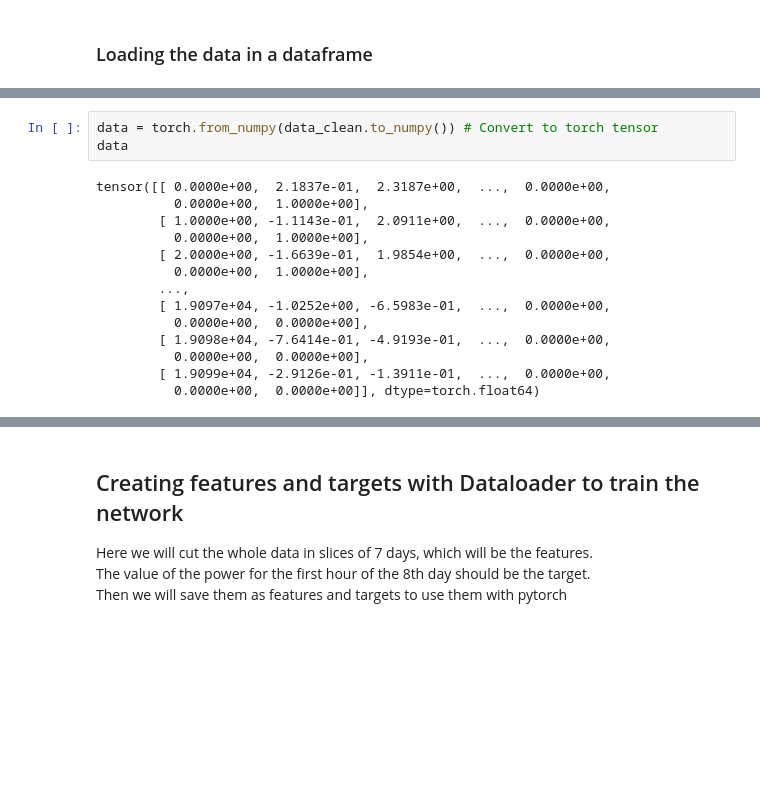
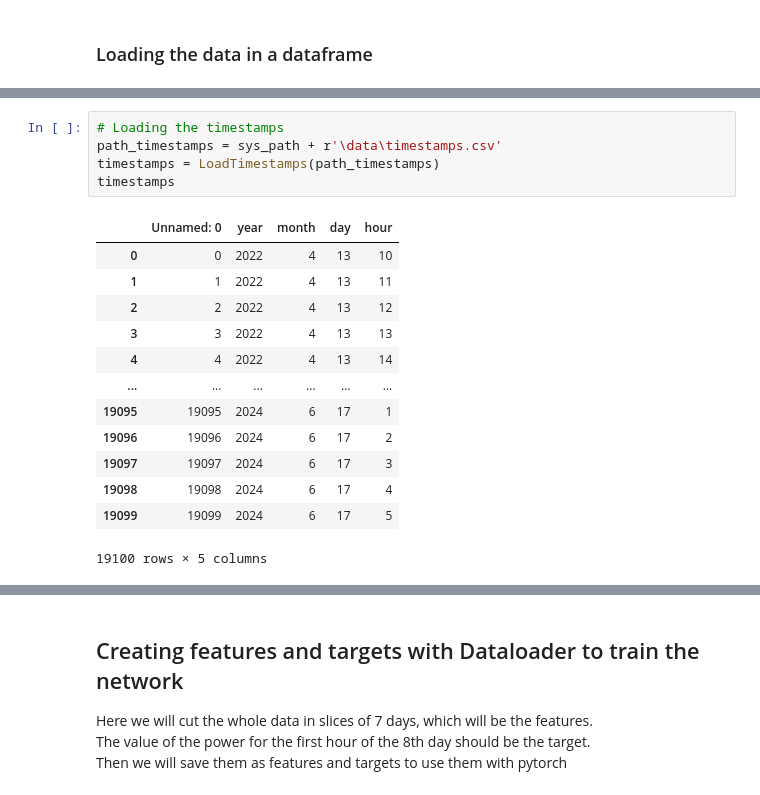
Before and after one commit to CS-433/ml-project-2-powerpredictors, a Jupyter notebook: ExploreData.ipynb, the cells around one changed output, grey strips where cells are left out. Cells and saved outputs as stored; diff of their text form; blank space fills up the shorter version.

```diff
--- a/ExploreData.ipynb
+++ b/ExploreData.ipynb
@@ -32,17 +14,19 @@ data_clean
-# %%
-data = torch.from_numpy(data_clean.to_numpy()) # Convert to torch tensor
-data
-# %% [output]
-tensor([[ 0.0000e+00,  2.1837e-01,  2.3187e+00,  ...,  0.0000e+00,
-          0.0000e+00,  1.0000e+00],
-        [ 1.0000e+00, -1.1143e-01,  2.0911e+00,  ...,  0.0000e+00,
-          0.0000e+00,  1.0000e+00],
-        [ 2.0000e+00, -1.6639e-01,  1.9854e+00,  ...,  0.0000e+00,
-          0.0000e+00,  1.0000e+00],
-        ...,
-        [ 1.9097e+04, -1.0252e+00, -6.5983e-01,  ...,  0.0000e+00,
-          0.0000e+00,  0.0000e+00],
-        [ 1.9098e+04, -7.6414e-01, -4.9193e-01,  ...,  0.0000e+00,
-          0.0000e+00,  0.0000e+00],
-        [ 1.9099e+04, -2.9126e-01, -1.3911e-01,  ...,  0.0000e+00,
-          0.0000e+00,  0.0000e+00]], dtype=torch.float64)
+# %%
+# Loading the timestamps
+path_timestamps = sys_path + r'\data\timestamps.csv'
+timestamps = LoadTimestamps(path_timestamps)
+timestamps
+# %% [output]
+|  | Unnamed: 0 | year | month | day | hour |
+| 0 | 0 | 2022 | 4 | 13 | 10 |
+| 1 | 1 | 2022 | 4 | 13 | 11 |
+| 2 | 2 | 2022 | 4 | 13 | 12 |
+| 3 | 3 | 2022 | 4 | 13 | 13 |
+| 4 | 4 | 2022 | 4 | 13 | 14 |
+| ... | ... | ... | ... | ... | ... |
+| 19095 | 19095 | 2024 | 6 | 17 | 1 |
+| 19096 | 19096 | 2024 | 6 | 17 | 2 |
+| 19097 | 19097 | 2024 | 6 | 17 | 3 |
+| 19098 | 19098 | 2024 | 6 | 17 | 4 |
+| 19099 | 19099 | 2024 | 6 | 17 | 5 |
+19100 rows × 5 columns
```
Also changed, not shown: parts of 6 cells of this notebook.
